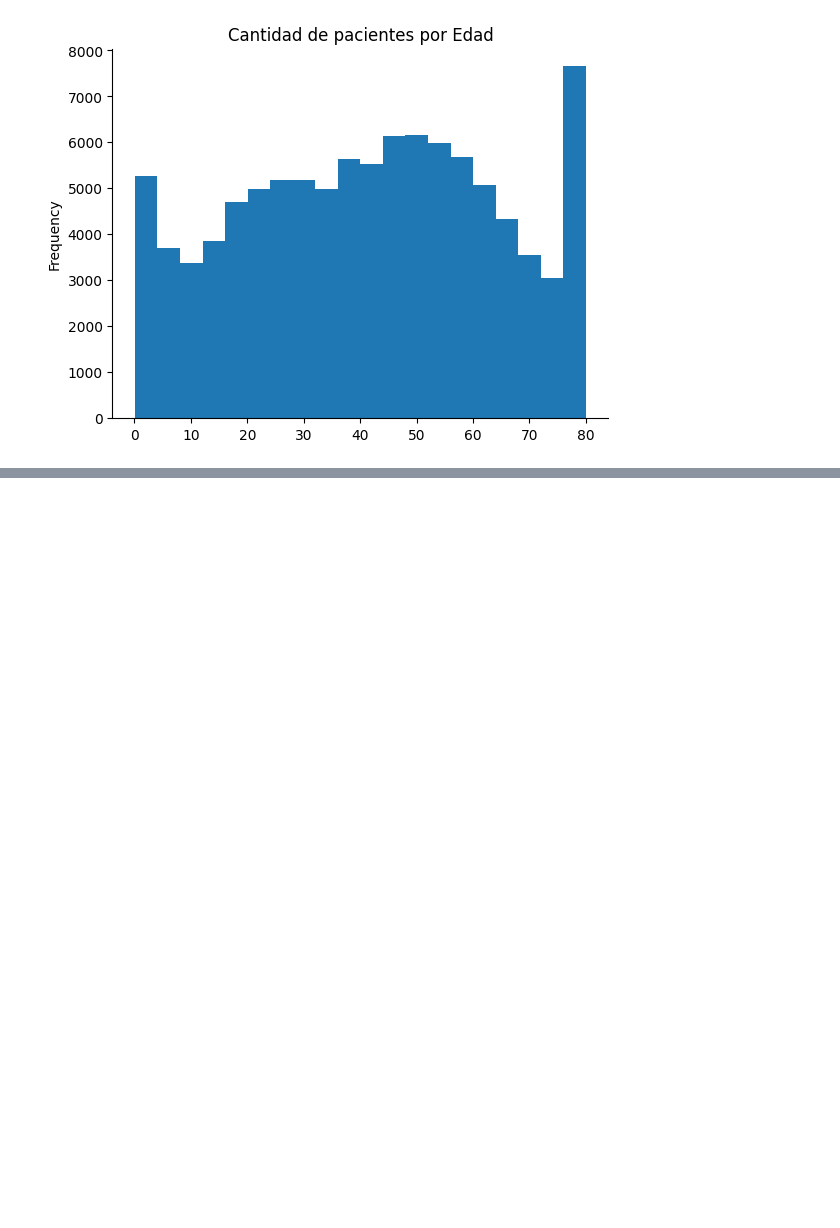
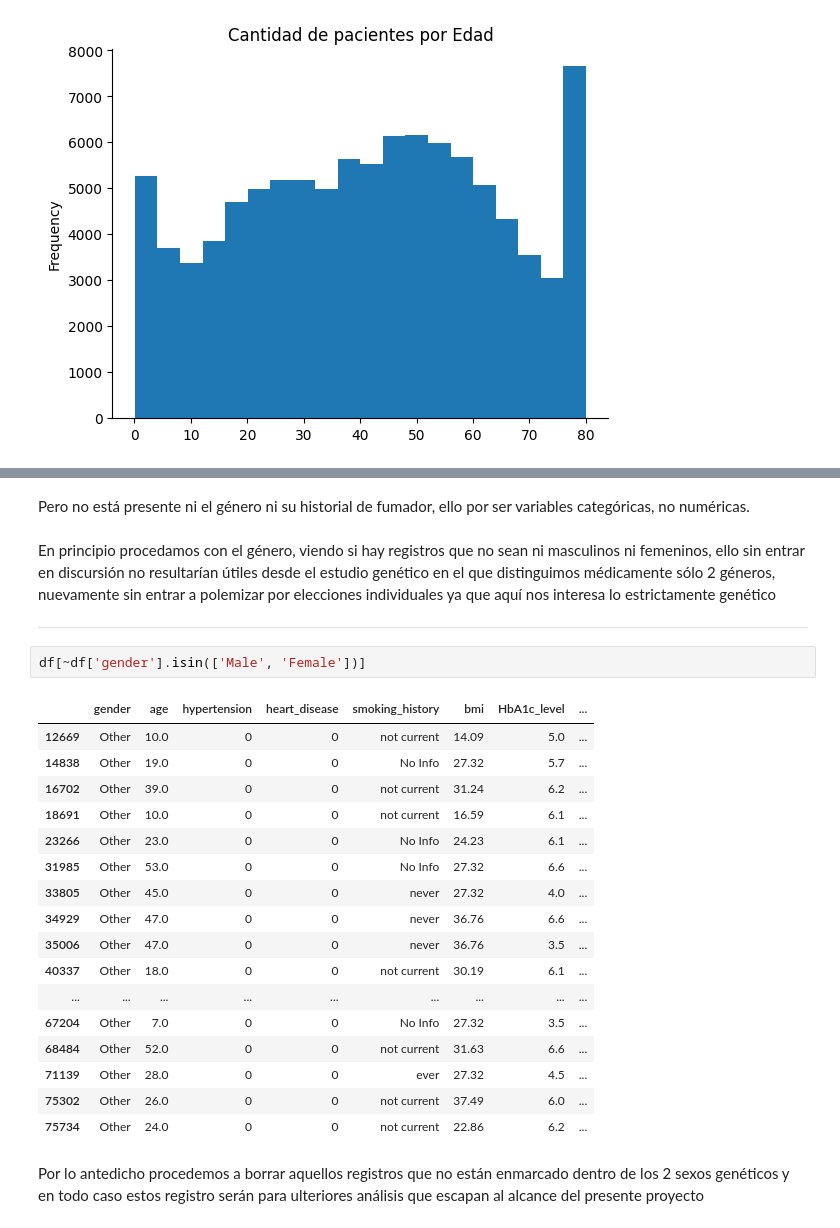
Before and after one commit to No-Country/c16-105-n-data-bi, a Jupyter notebook: EstudioDiabetes.ipynb, the cells around one changed output, grey strips where cells are left out. Cells and saved outputs as stored; diff of their text form; blank space fills up the shorter version.

Commit message:
v0.5
planteada la correlación entre las variables analizadas y diabetes

```diff
--- a/EstudioDiabetes.ipynb
+++ b/EstudioDiabetes.ipynb
@@ -66,0 +81,28 @@ plt.gca().spines[['top', 'right',]].set_visible(False)
+# %% [markdown]
+Pero no está presente ni el género ni su historial de fumador, ello por ser variables categóricas, no numéricas.
+# %% [markdown]
+En principio procedamos con el género, viendo si hay registros que no sean ni masculinos ni femeninos, ello sin entrar en discursión no resultarían útiles desde el estudio genético en el que distinguimos médicamente sólo 2 géneros, nuevamente sin entrar a polemizar por elecciones individuales ya que aquí nos interesa lo estrictamente genético
+
+---
+# %%
+df[~df['gender'].isin(['Male', 'Female'])]
+# %% [output]
+|  | gender | age | hypertension | heart_disease | smoking_history | bmi | HbA1c_level | ... |
+| 12669 | Other | 10.0 | 0 | 0 | not current | 14.09 | 5.0 | ... |
+| 14838 | Other | 19.0 | 0 | 0 | No Info | 27.32 | 5.7 | ... |
+| 16702 | Other | 39.0 | 0 | 0 | not current | 31.24 | 6.2 | ... |
+| 18691 | Other | 10.0 | 0 | 0 | not current | 16.59 | 6.1 | ... |
+| 23266 | Other | 23.0 | 0 | 0 | No Info | 24.23 | 6.1 | ... |
+| 31985 | Other | 53.0 | 0 | 0 | No Info | 27.32 | 6.6 | ... |
+| 33805 | Other | 45.0 | 0 | 0 | never | 27.32 | 4.0 | ... |
+| 34929 | Other | 47.0 | 0 | 0 | never | 36.76 | 6.6 | ... |
+| 35006 | Other | 47.0 | 0 | 0 | never | 36.76 | 3.5 | ... |
+| 40337 | Other | 18.0 | 0 | 0 | not current | 30.19 | 6.1 | ... |
+| ... | ... | ... | ... | ... | ... | ... | ... | ... |
+| 67204 | Other | 7.0 | 0 | 0 | No Info | 27.32 | 3.5 | ... |
+| 68484 | Other | 52.0 | 0 | 0 | not current | 31.63 | 6.6 | ... |
+| 71139 | Other | 28.0 | 0 | 0 | ever | 27.32 | 4.5 | ... |
+| 75302 | Other | 26.0 | 0 | 0 | not current | 37.49 | 6.0 | ... |
+| 75734 | Other | 24.0 | 0 | 0 | not current | 22.86 | 6.2 | ... |
+# %% [markdown]
+Por lo antedicho procedemos a borrar aquellos registros que no están enmarcado dentro de los 2 sexos genéticos y en todo caso estos registro serán para ulteriores análisis que escapan al alcance del presente proyecto
```
Also changed, not shown: parts of 19 cells of this notebook.
